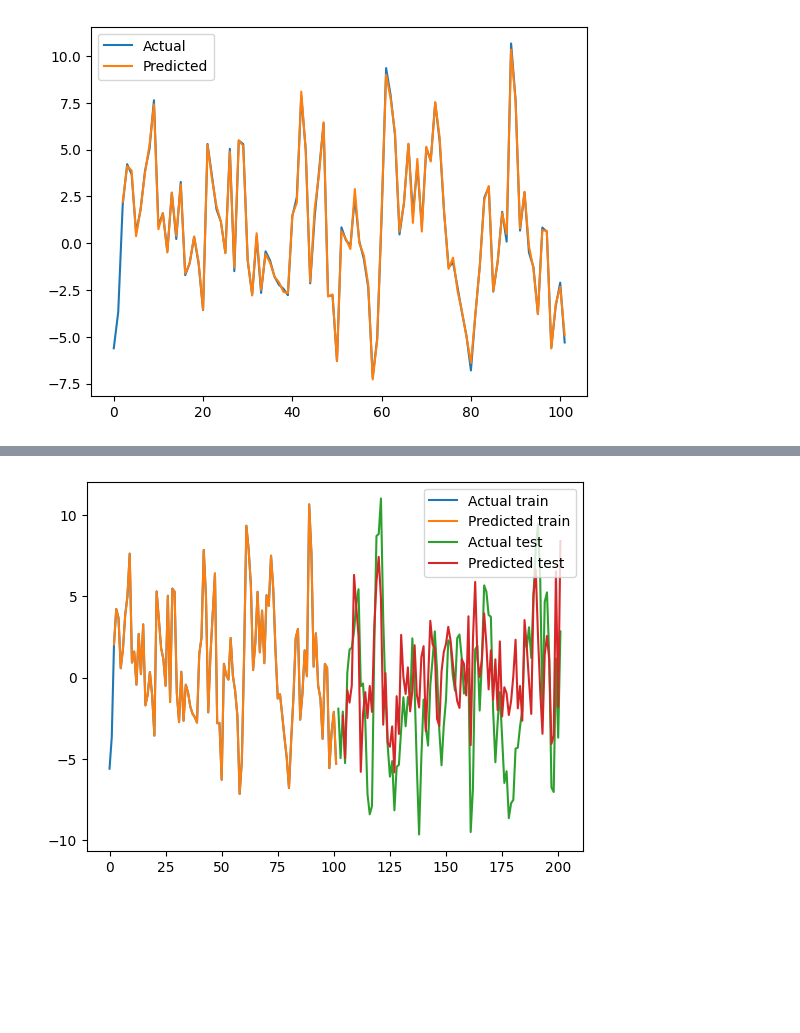
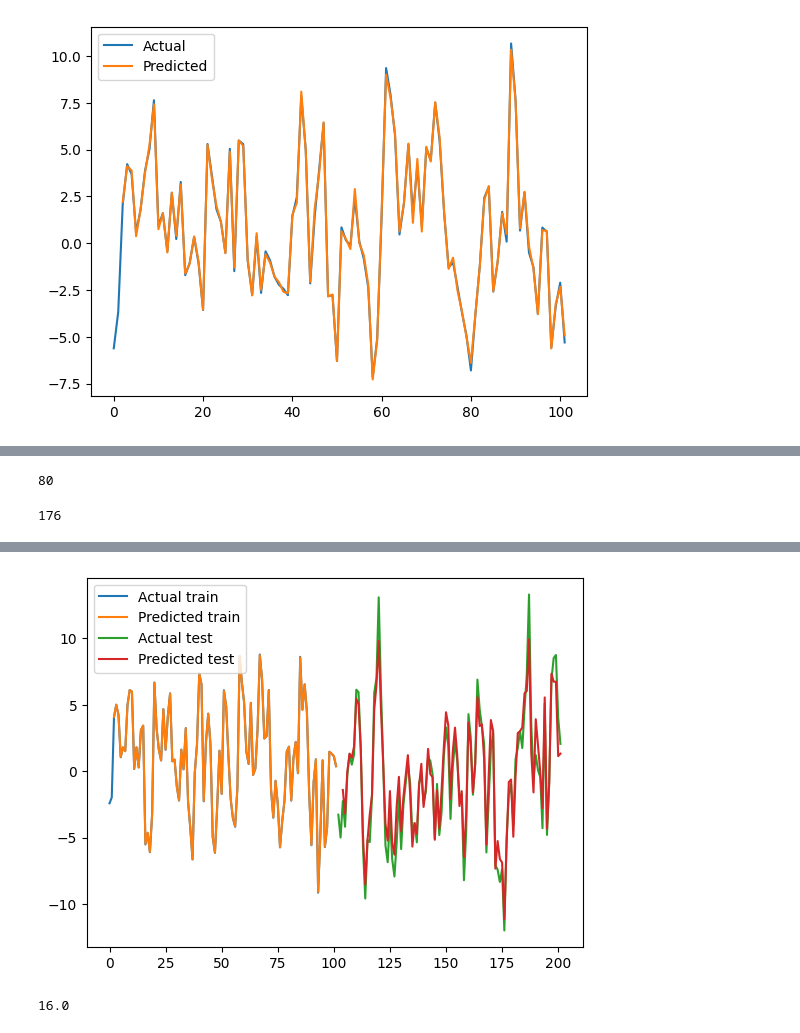
Before and after one commit to rproner1/MacroAtRisk, a Jupyter notebook: sandbox.ipynb, the cells around one changed output, grey strips where cells are left out. Cells and saved outputs as stored; diff of their text form; code cells hidden in the pictures; blank space fills up the shorter version.

```diff
--- a/sandbox.ipynb
+++ b/sandbox.ipynb
@@ -422,7 +476,7 @@ plt.show()
 [figure]
 # %%
 timesteps = 3
-features = 20
+features = 21
 n_samples = 100 + (timesteps-1) # Buffer for resulting NaNs from lags
 
 def generate_timeseries(n_samples, n_timesteps, n_features, seed=1):
@@ -552,7 +606,7 @@ model.add(
 model.add(keras.layers.Dense(1))
 model.compile(optimizer='sgd', loss='mse')
 
-model.fit(X_rnn, y_rnn, epochs=100, batch_size=8)
+model.fit(X_rnn, y_rnn, epochs=100, batch_size=4)
 predictions = model.predict(X_rnn)
 
 plt.plot(time, y, label='Actual')
@@ -581,6 +635,14 @@ Epoch 100/100
+# %%
+4 * 2 * (21 // 2)
+# %% [output]
+80
+# %%
+4 * 2 * 22
+# %% [output]
+176
 # %%
 # Test data
-X_test, y_test = generate_timeseries(100, 3, 20, seed=2)
+X_test, y_test = generate_timeseries(100, 3, 21, seed=2)
 
 X_test_rnn, y_test_rnn = split_sequences(
     data=np.column_stack([X_test, y_test]),
@@ -602,4 +664,8 @@ plt.show()
-[figure, old version]
+[figure, new version]
+# %%
+64/4
+# %% [output]
+16.0
 # %%
 # Test model saving
 model.save('model.keras')
```
Also changed, not shown: parts of 6 cells of this notebook.
